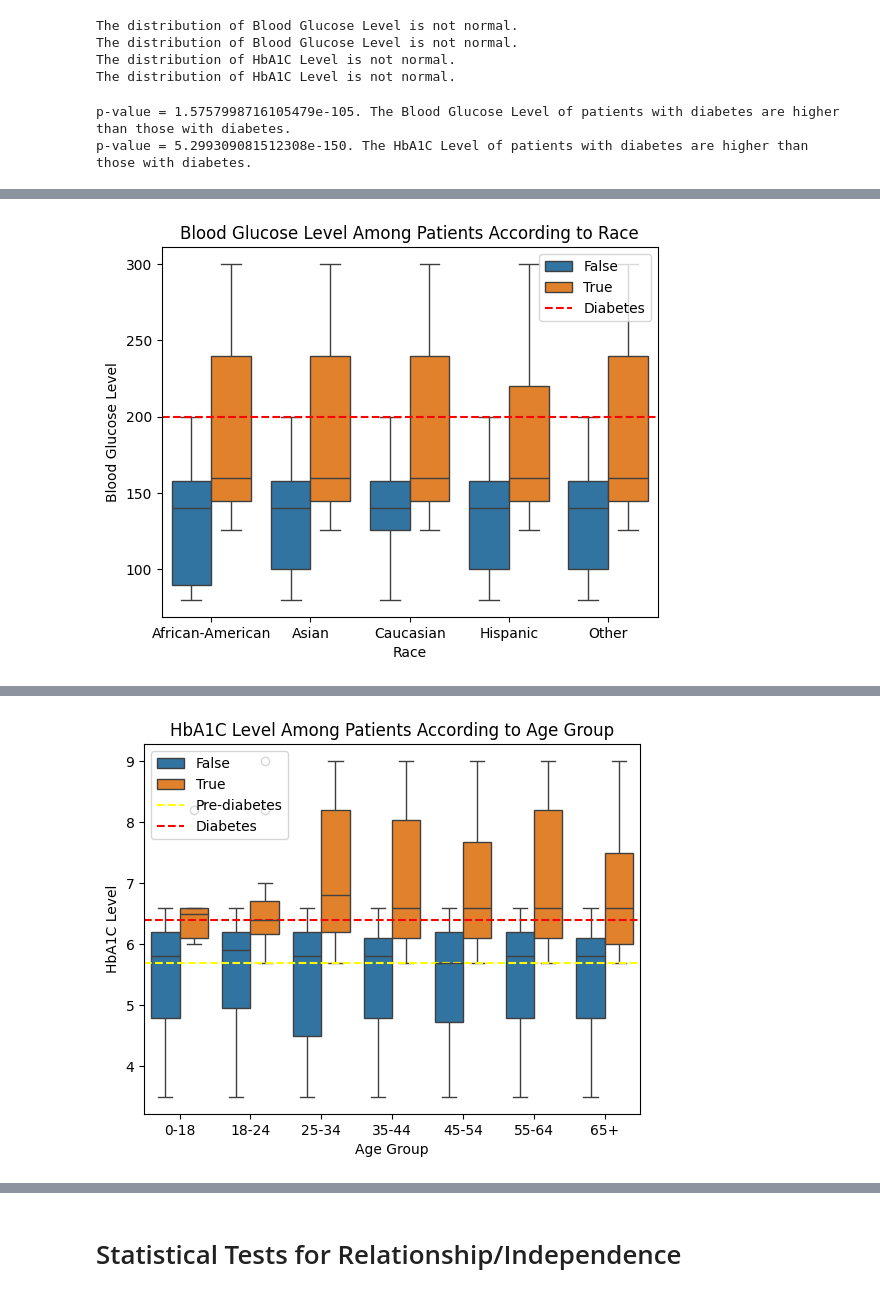
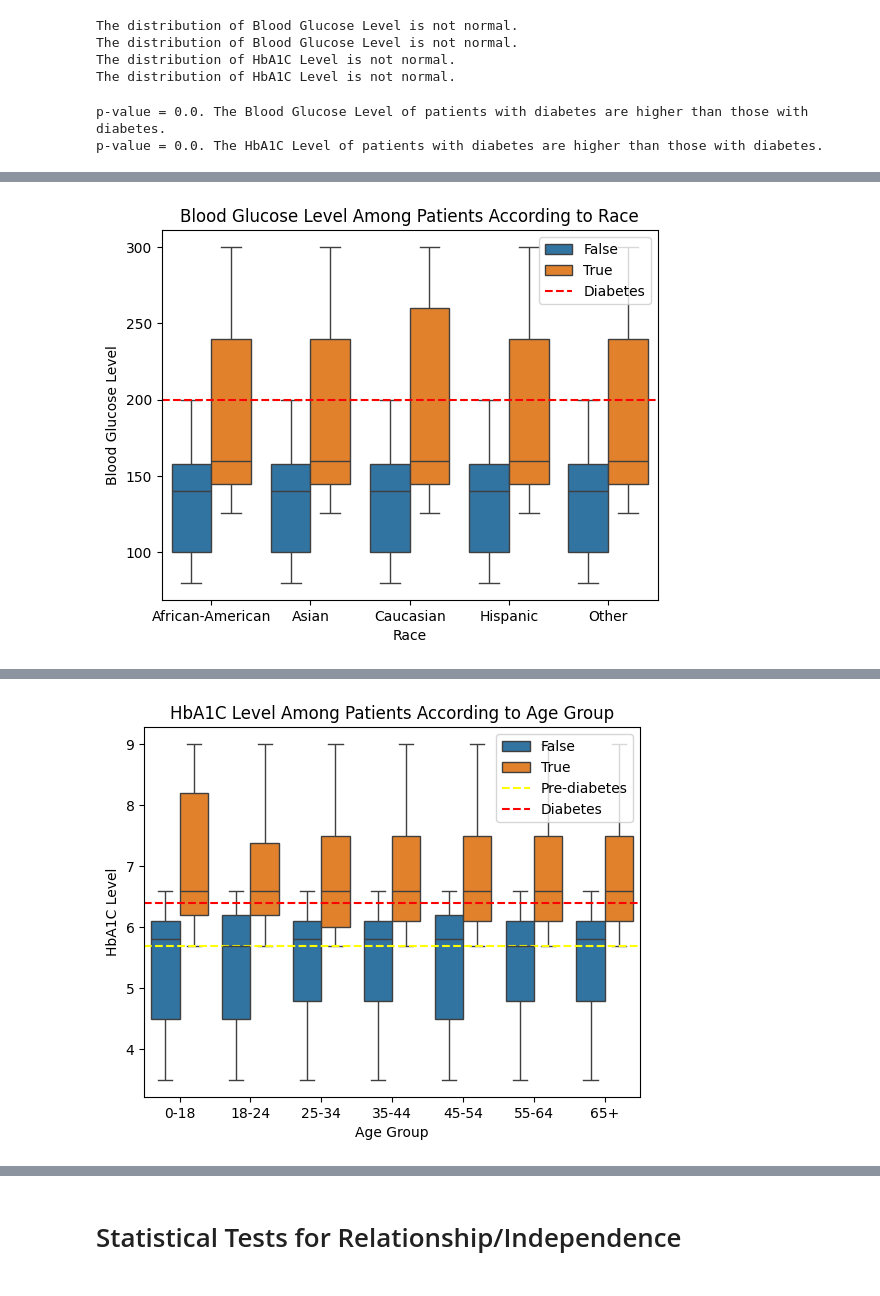
Before and after one commit to ayla011/diabetes_prediction_model, a Jupyter notebook: Who's_at_Risk_of_Diabetes?_(with_Prediction_Model).ipynb, the cells around one changed output, grey strips where cells are left out. Drawn from its saved outputs; the diff is of its cells as text; code cells hidden in the pictures.

```diff
--- a/Who's_at_Risk_of_Diabetes?_(with_Prediction_Model).ipynb
+++ b/Who's_at_Risk_of_Diabetes?_(with_Prediction_Model).ipynb
@@ -298,7 +320,7 @@ for col in cat_columns:
 num_columns = ["Age", "BMI", "HbA1C Level", "Blood Glucose Level"]
 
 for col in num_columns:
-    n = sns.boxplot(data = df2, x = "Diabetes", y = col)
+    n = sns.boxplot(data = sample, x = "Diabetes", y = col)
     n.set_title(f"{col} of Patients")
     plt.show()
 # %% [output]
@@ -364,16 +386,19 @@ columns =  ["Blood Glucose Level", "HbA1C Level"]
 
 for col in columns:
 
-    c = sns.boxplot(data = df2, x = "Diabetes", y = col)
+    c = sns.boxplot(data = sample, x = "Diabetes", y = col)
     c.set_title(f"{col} of Patients")
     c.set_xlabel("Diabetes Status")
     c.set_ylabel(f"col")
     c.set_xticklabels(["Non-Diabetic", "Diabetic"])
+
     if col == "Blood Glucose Level":
         c.axhline(y = 200, c = "red", ls = "--", label = "Diabetic Sugar Levels")
+
     else:
         c.axhline(y = 5.7, c = "yellow", ls = "--",label = "pre-diabetes")
         c.axhline(y = 6.4, c = "red", ls = "--",label = "diabetes")
+
     c.legend()
     plt.show()
 # %% [output]
@@ -383,13 +408,17 @@ for col in columns:
 columns =  ["Blood Glucose Level", "HbA1C Level"]
 
 for col in columns:
-    Nondiabetic = df2[df2["Diabetes"] == 0][col]
-    Diabetic = df2[df2["Diabetes"] == 1][col]
+
+    Nondiabetic = sample[sample["Diabetes"] == 0][col]
+    Diabetic = sample[sample["Diabetes"] == 1][col]
     data = [Nondiabetic, Diabetic]
+
     for d in data:
         stats, pval = shapiro(d)
+
         if pval <= 0.05:
             print(f"The distribution of {col} is not normal.")
+
         else:
             print(f"The distribution of {col} is normal.")
 # %% [output]
@@ -403,15 +432,17 @@ columns =  ["Blood Glucose Level", "HbA1C Level"]
 for col in columns:
 
     stat, pval = mannwhitneyu(
-        df2[df2["Diabetes"] == 1][col],
-        df2[df2["Diabetes"] == 0][col], alternative = "greater")
+        sample[sample["Diabetes"] == 1][col],
+        sample[sample["Diabetes"] == 0][col], alternative = "greater")
+
     if pval > 0.05:
         print(f"p-value = {pval}. The {col} of patients with diabetes are not higher than those with diabetes.")
+
     else:
         print(f"p-value = {pval}. The {col} of patients with diabetes are higher than those with diabetes.")
 # %% [output]
-p-value = 1.5757998716105479e-105. The Blood Glucose Level of patients with diabetes are higher than those with diabetes.
-p-value = 5.299309081512308e-150. The HbA1C Level of patients with diabetes are higher than those with diabetes.
+p-value = 0.0. The Blood Glucose Level of patients with diabetes are higher than those with diabetes.
+p-value = 0.0. The HbA1C Level of patients with diabetes are higher than those with diabetes.
 # %%
 targets = ["Blood Glucose Level", "HbA1C Level"]
 cat_columns.remove("Location")
@@ -419,7 +450,7 @@ cat_columns.remove("Location")
 for col in cat_columns:
 
     for target in targets:
-        h = sns.boxplot(data = df2, x = col, y = target, hue = "Diabetes")
+        h = sns.boxplot(data = sample, x = col, y = target, hue = "Diabetes")
         h.set_title(f"{target} Among Patients According to {col}")
         h.set_xlabel(f"{col}")
         h.set_ylabel(f"{target}")
@@ -439 +470 @@ for col in cat_columns:
-[figure, old version]
+[figure, new version]
@@ -442 +473 @@ for col in cat_columns:
-[figure, old version]
+[figure, new version]
```
Also changed, not shown: parts of 17 cells of this notebook.
